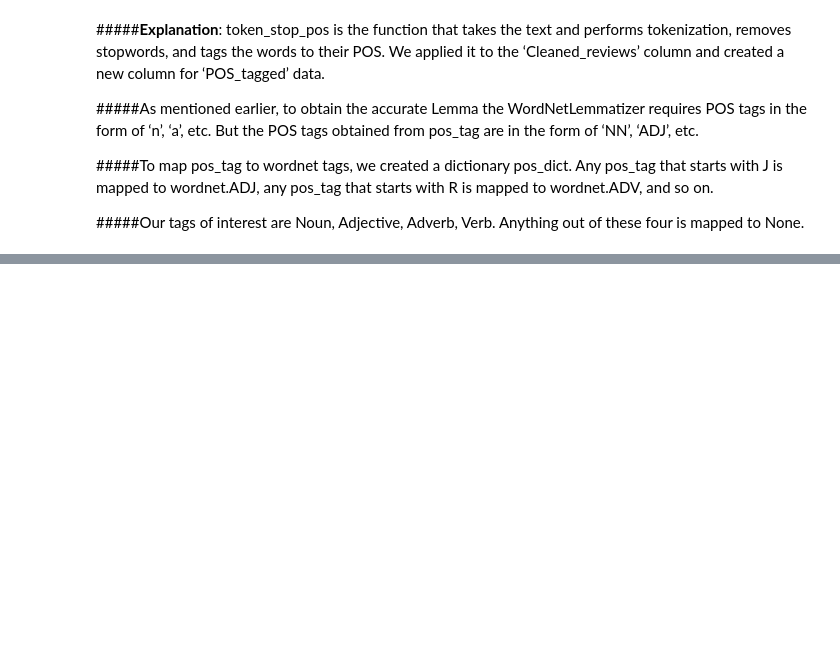
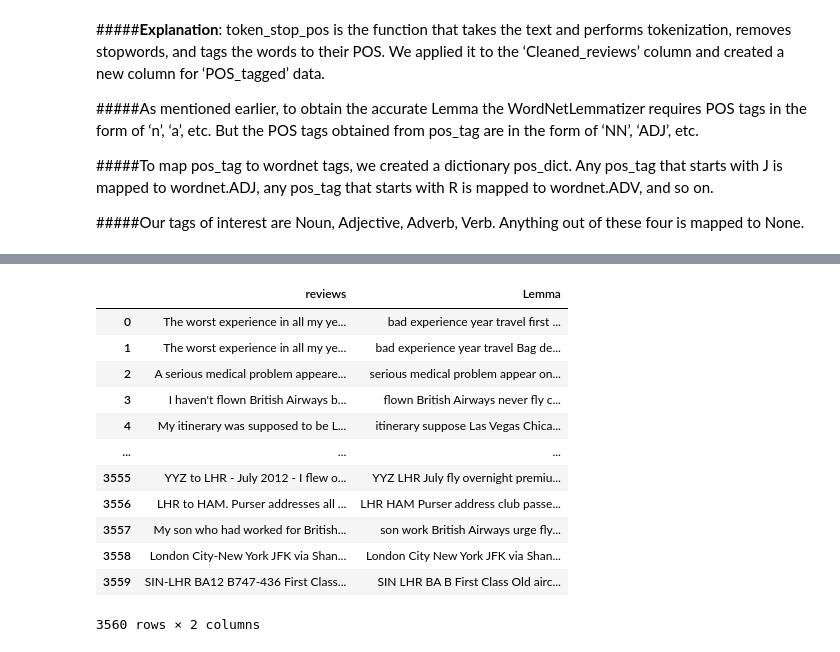
Before and after one commit to mdabushad/British-Airways-Web-Scrapping-and-Predicting-Customer-Buying-Behaviour.ipynb, a Jupyter notebook: British_Airways_Predicting_Customer_Buying_Behaviour.ipynb, the cells around one changed output, grey strips where cells are left out. Cells and saved outputs as stored; diff of their text form; code cells hidden in the pictures; blank space fills up the shorter version.

```diff
--- a/British_Airways_Predicting_Customer_Buying_Behaviour.ipynb
+++ b/British_Airways_Predicting_Customer_Buying_Behaviour.ipynb
@@ -200,3 +201,29 @@ df.head()
 #####To map pos_tag to wordnet tags,  we created a dictionary pos_dict. Any pos_tag that starts with J is mapped to wordnet.ADJ, any pos_tag that starts with R is mapped to wordnet.ADV, and so on.
 
 #####Our tags of interest are Noun, Adjective, Adverb, Verb. Anything out of these four is mapped to None.
+# %%
+from nltk.stem import WordNetLemmatizer
+
+# Initialize the WordNetLemmatizer
+wordnet_lemmatizer = WordNetLemmatizer()
+
+def lemmatize(pos_tags):
+    # Initialize the lemma result
+    lemma_rew = ""
+
+    # Iterate over each word-POS pair
+    for word, pos in pos_tags:
+        # Check if the POS tag is empty or None
+        if not pos:
+            # If no POS tag is available, consider the word itself as the lemma
+            lemma = word
+            lemma_rew += lemma + " "
+        else:
+            # Lemmatize the word based on its POS tag
+            lemma = wordnet_lemmatizer.lemmatize(word, pos=pos)
+            lemma_rew += lemma + " "
+
+    # Return the lemma result
+    return lemma_rew.strip()
+
+df['Lemma'] = df["POS_tagged"].apply(lemmatize)
@@ -202,0 +239,17 @@ df.head()
+# %%
+#Now, take a minute to look at the ‘review’, ‘Lemma’ columns and observe how the text is processed.
+df[["reviews", "Lemma"]]
+# %% [output]
+|  | reviews | Lemma |
+| 0 | The worst experience in all my ye... | bad experience year travel first ... |
+| 1 | The worst experience in all my ye... | bad experience year travel Bag de... |
+| 2 | A serious medical problem appeare... | serious medical problem appear on... |
+| 3 | I haven't flown British Airways b... | flown British Airways never fly c... |
+| 4 | My itinerary was supposed to be L... | itinerary suppose Las Vegas Chica... |
+| ... | ... | ... |
+| 3555 | YYZ to LHR - July 2012 - I flew o... | YYZ LHR July fly overnight premiu... |
+| 3556 | LHR to HAM. Purser addresses all ... | LHR HAM Purser address club passe... |
+| 3557 | My son who had worked for British... | son work British Airways urge fly... |
+| 3558 | London City-New York JFK via Shan... | London City New York JFK via Shan... |
+| 3559 | SIN-LHR BA12 B747-436 First Class... | SIN LHR BA B First Class Old airc... |
+3560 rows × 2 columns
```
Also changed, not shown: parts of 2 cells of this notebook.
